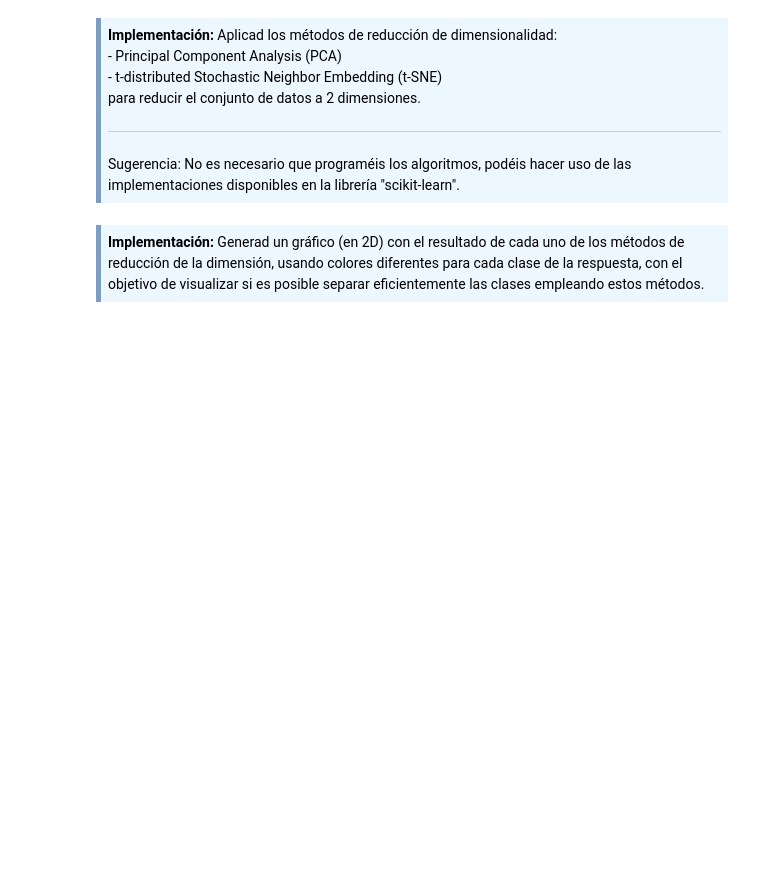
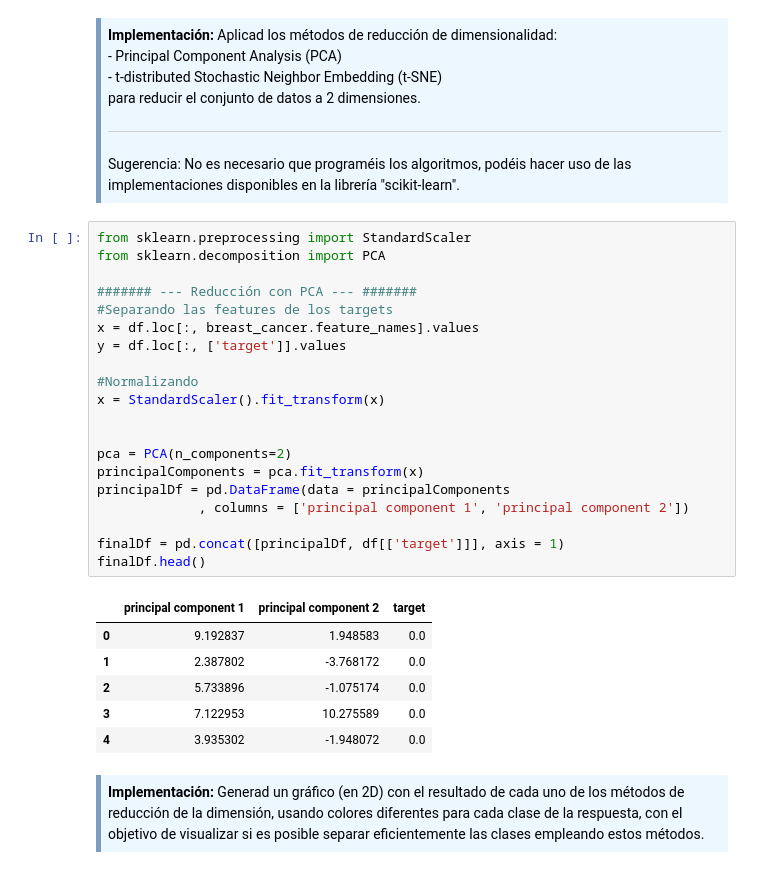
Before and after one commit to fernandoabcampos/advanced-data-mining, a Jupyter notebook: PEC1/M2.855_20181_PEC1-Enunciado.ipynb, the cells around one changed output. Drawn from its saved outputs; the diff is of its cells as text; blank space fills up the shorter version.

Commit message:
Reducing dimensionality with PCA right after standardizing the dataset.

```diff
--- a/PEC1/M2.855_20181_PEC1-Enunciado.ipynb
+++ b/PEC1/M2.855_20181_PEC1-Enunciado.ipynb
@@ -243,6 +243,33 @@ En este ejercicio deberéis aplicar métodos de reducción de dimensionalidad al
 <hr>
 Sugerencia: No es necesario que programéis los algoritmos, podéis hacer uso de las implementaciones disponibles en la librería "scikit-learn".
 </div>
+# %%
+from sklearn.preprocessing import StandardScaler
+from sklearn.decomposition import PCA
+
+####### --- Reducción con PCA --- #######
+#Separando las features de los targets
+x = df.loc[:, breast_cancer.feature_names].values
+y = df.loc[:, ['target']].values
+
+#Normalizando
+x = StandardScaler().fit_transform(x)
+
+
+pca = PCA(n_components=2)
+principalComponents = pca.fit_transform(x)
+principalDf = pd.DataFrame(data = principalComponents
+             , columns = ['principal component 1', 'principal component 2'])
+
+finalDf = pd.concat([principalDf, df[['target']]], axis = 1)
+finalDf.head()
+# %% [output]
+|  | principal component 1 | principal component 2 | target |
+| 0 | 9.192837 | 1.948583 | 0.0 |
+| 1 | 2.387802 | -3.768172 | 0.0 |
+| 2 | 5.733896 | -1.075174 | 0.0 |
+| 3 | 7.122953 | 10.275589 | 0.0 |
+| 4 | 3.935302 | -1.948072 | 0.0 |
 # %% [markdown]
 <div style="background-color: #EDF7FF; border-color: #7C9DBF; border-left: 5px solid #7C9DBF; padding: 0.5em;">
 <strong>Implementación:</strong> Generad un gráfico (en 2D) con el resultado de cada uno de los métodos de reducción de la dimensión, usando colores diferentes para cada clase de la respuesta, con el objetivo de visualizar si es posible separar eficientemente las clases empleando estos métodos.</div>
```
